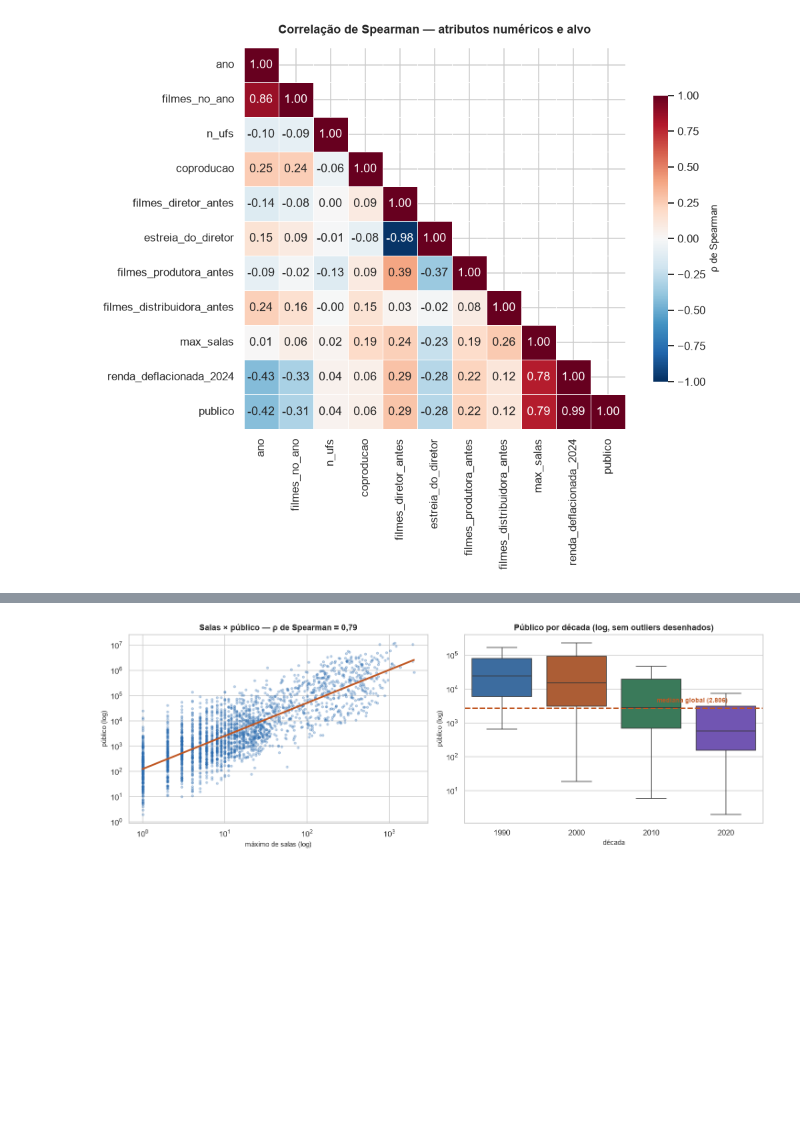
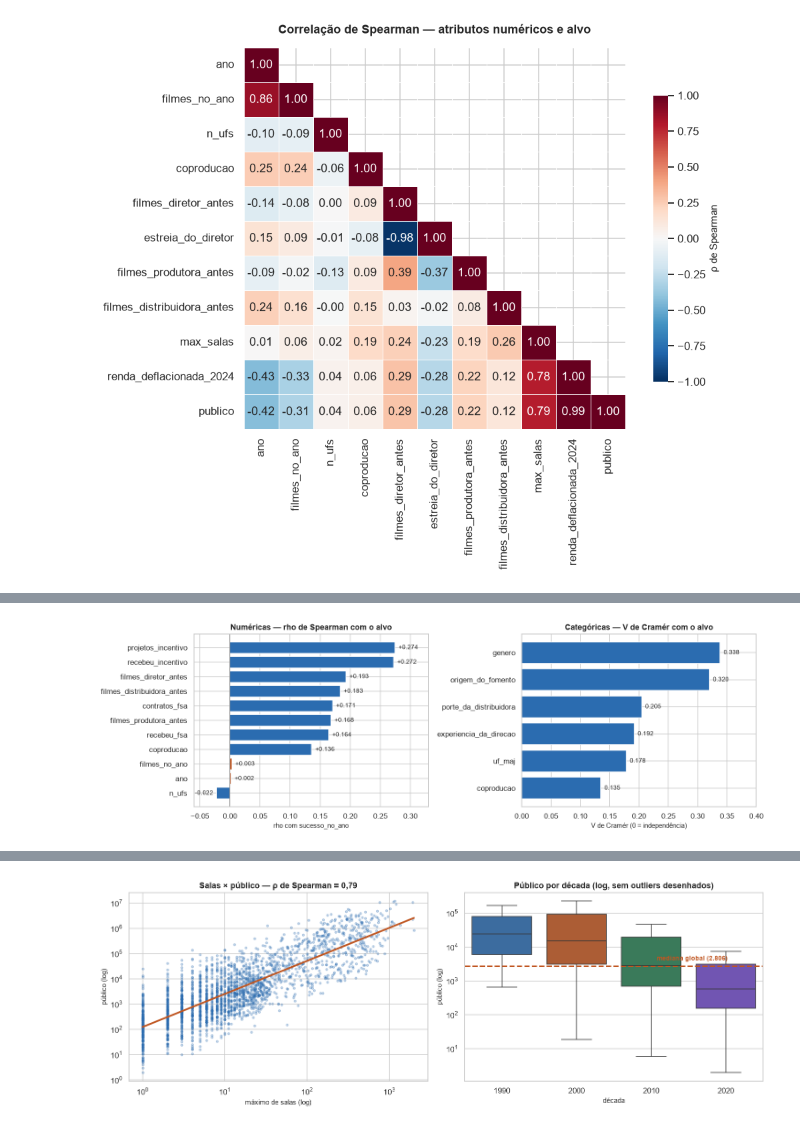
Before and after one commit to anaraque-l/bilheteria-cinema-brasileiro, a Jupyter notebook: notebooks/Entrega_1_Grupo_11_Ana_Laura,_Ana_Raquel_e_Laura_Virginia_(cinema).ipynb, the cells around one changed output, grey strips where cells are left out. Cells and saved outputs as stored; diff of their text form; code cells hidden in the pictures; blank space fills up the shorter version.

```diff
--- a/notebooks/Entrega_1_Grupo_11_Ana_Laura,_Ana_Raquel_e_Laura_Virginia_(cinema).ipynb
+++ b/notebooks/Entrega_1_Grupo_11_Ana_Laura,_Ana_Raquel_e_Laura_Virginia_(cinema).ipynb
@@ -709,0 +718,51 @@ a usar um modelo.
+# %%
+from scipy.stats import chi2_contingency, spearmanr
+
+def cramer_v(x, y):
+    # V de Cramer: associacao entre duas categoricas, de 0 a 1. E a raiz do
+    # qui-quadrado normalizado pelo tamanho da amostra e pelo menor numero de
+    # categorias. Diferente do qui-quadrado cru, nao cresce com n - entao da
+    # para comparar atributos com cardinalidades diferentes.
+    tabela = pd.crosstab(x, y)
+    qui = chi2_contingency(tabela)[0]
+    n = tabela.values.sum()
+    return np.sqrt((qui / n) / (min(tabela.shape) - 1))
+
+alvo = "sucesso_no_ano"
+b = d.dropna(subset=[alvo])
+
+NUM_ALVO = ["projetos_incentivo", "recebeu_incentivo", "filmes_diretor_antes",
+            "filmes_distribuidora_antes", "contratos_fsa", "filmes_produtora_antes",
+            "recebeu_fsa", "coproducao", "n_ufs", "filmes_no_ano", "ano"]
+CAT_ALVO = ["genero", "origem_do_fomento", "porte_da_distribuidora",
+            "experiencia_da_direcao", "uf_maj", "coproducao"]
+
+rho = pd.Series(
+    {c: spearmanr(b[c].fillna(b[c].median()), b[alvo]).statistic for c in NUM_ALVO}
+).sort_values()
+vcr = pd.Series(
+    {c: cramer_v(b.dropna(subset=[c])[c], b.dropna(subset=[c])[alvo]) for c in CAT_ALVO}
+).sort_values()
+
+fig, axes = plt.subplots(1, 2, figsize=(14, 4.6))
+
+cores = [COR2 if abs(v) < 0.02 else COR for v in rho.values]
+axes[0].barh(rho.index, rho.values, color=cores)
+axes[0].axvline(0, color="grey", lw=1)
+axes[0].set_title("Numéricas — rho de Spearman com o alvo")
+axes[0].set_xlabel("rho com sucesso_no_ano")
+for i, v in enumerate(rho.values):
+    axes[0].text(v + (.006 if v >= 0 else -.006), i, f"{v:+.3f}",
+                 va="center", ha="left" if v >= 0 else "right", fontsize=9)
+axes[0].set_xlim(-0.06, 0.33)
+
+axes[1].barh(vcr.index, vcr.values, color=COR)
+axes[1].set_title("Categóricas — V de Cramér com o alvo")
+axes[1].set_xlabel("V de Cramér (0 = independência)")
+for i, v in enumerate(vcr.values):
+    axes[1].text(v + .006, i, f"{v:.3f}", va="center", fontsize=9)
+axes[1].set_xlim(0, 0.40)
+
+salvar(fig, "fig10-correlacao-com-alvo"); plt.show()
+# %% [output]
+[figure, added]
```
Also changed, not shown: parts of 4 cells of this notebook, 6 other files.
